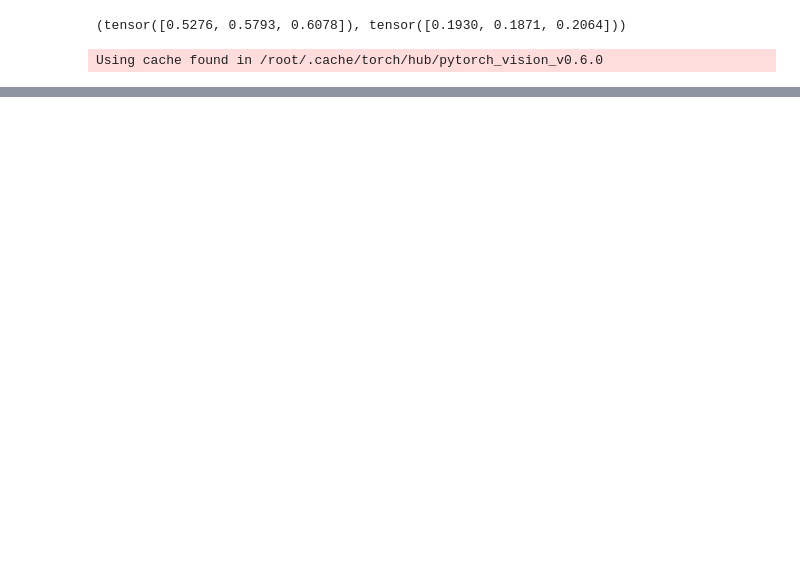
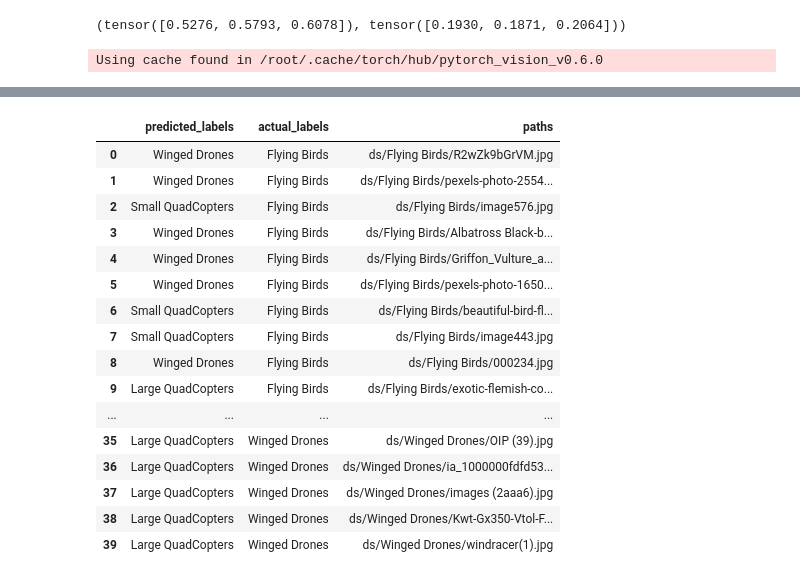
Before and after one commit to truehunch/eva-p2, a Jupyter notebook: A2/EVAP2_Session2_MobileNet.ipynb, the cells around one changed output, grey strips where cells are left out. Cells and saved outputs as stored; diff of their text form; code cells hidden in the pictures; blank space fills up the shorter version.

```diff
--- a/A2/EVAP2_Session2_MobileNet.ipynb
+++ b/A2/EVAP2_Session2_MobileNet.ipynb
@@ -818,0 +871,16 @@ pd.DataFrame({'train_loss': train_loss, 'test_loss': test_loss}).plot(ax=ax)
+# %%
+failed_df = pd.DataFrame({'predicted': pred, 'actual': traget, 'index': indices})
+# %%
+failed_df['paths'] = dataset.df.iloc[failed_df['index'].values]['train_paths'].values
+# %%
+class_labels = {
+    0 : 'Flying Birds',
+    1 : 'Large QuadCopters',
+    2 : 'Small QuadCopters',
+    3 : 'Winged Drones'
+}
+failed_df['predicted_labels'] = failed_df['predicted'].map(class_labels)
+failed_df['actual_labels'] = failed_df['actual'].map(class_labels)
+# %%
+n = 10
+failed_n_df = failed_df.groupby('actual').apply(lambda df: df[['predicted_labels', 'actual_labels', 'paths']].head(n=n)).reset_index(drop=True)
@@ -818,0 +900,20 @@ pd.DataFrame({'train_loss': train_loss, 'test_loss': test_loss}).plot(ax=ax)
+# %%
+failed_n_df
+# %% [output]
+|  | predicted_labels | actual_labels | paths |
+| 0 | Winged Drones | Flying Birds | ds/Flying Birds/R2wZk9bGrVM.jpg |
+| 1 | Winged Drones | Flying Birds | ds/Flying Birds/pexels-photo-2554... |
+| 2 | Small QuadCopters | Flying Birds | ds/Flying Birds/image576.jpg |
+| 3 | Winged Drones | Flying Birds | ds/Flying Birds/Albatross Black-b... |
+| 4 | Winged Drones | Flying Birds | ds/Flying Birds/Griffon_Vulture_a... |
+| 5 | Winged Drones | Flying Birds | ds/Flying Birds/pexels-photo-1650... |
+| 6 | Small QuadCopters | Flying Birds | ds/Flying Birds/beautiful-bird-fl... |
+| 7 | Small QuadCopters | Flying Birds | ds/Flying Birds/image443.jpg |
+| 8 | Winged Drones | Flying Birds | ds/Flying Birds/000234.jpg |
+| 9 | Large QuadCopters | Flying Birds | ds/Flying Birds/exotic-flemish-co... |
+| ... | ... | ... | ... |
+| 35 | Large QuadCopters | Winged Drones | ds/Winged Drones/OIP (39).jpg |
+| 36 | Large QuadCopters | Winged Drones | ds/Winged Drones/ia_1000000fdfd53... |
+| 37 | Large QuadCopters | Winged Drones | ds/Winged Drones/images (2aaa6).jpg |
+| 38 | Large QuadCopters | Winged Drones | ds/Winged Drones/Kwt-Gx350-Vtol-F... |
+| 39 | Large QuadCopters | Winged Drones | ds/Winged Drones/windracer(1).jpg |
```
Also changed, not shown: parts of 17 cells of this notebook, 2 other files.
